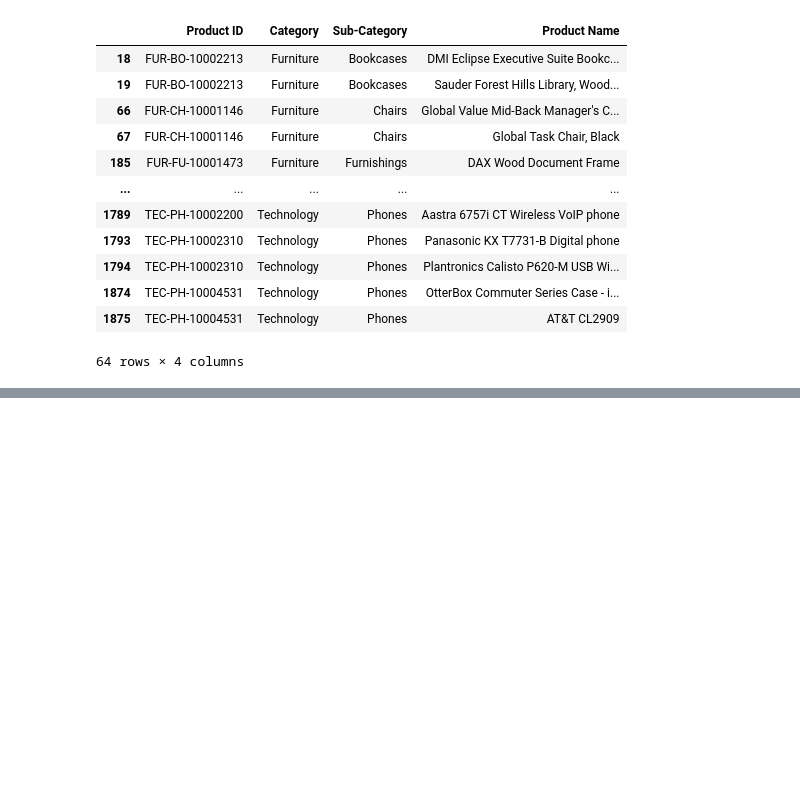
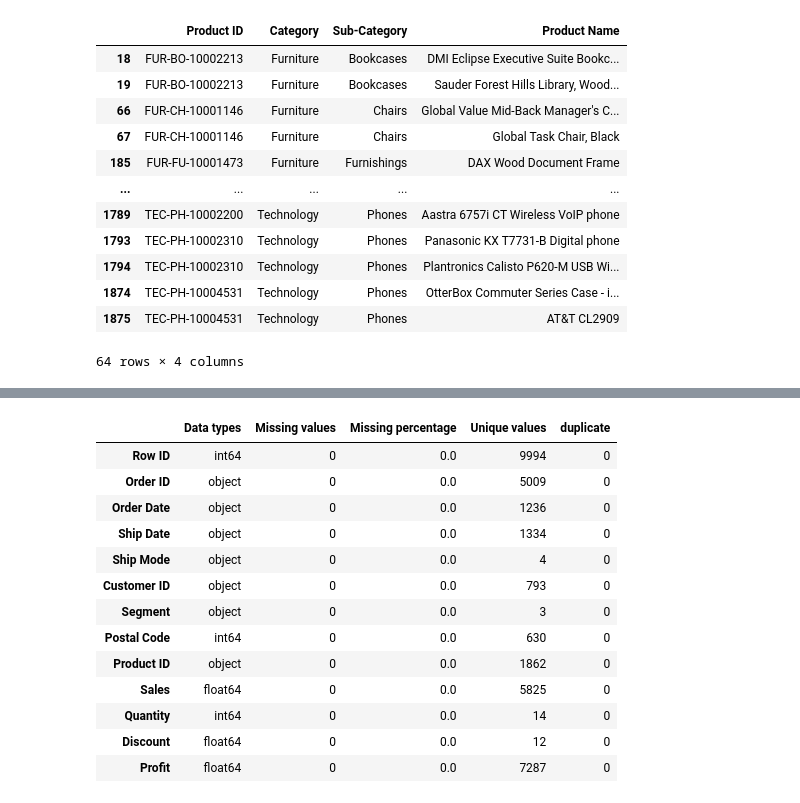
Before and after one commit to Ohenedarkoh/ecommerce-sales-pipeline, a Jupyter notebook: cleaning.ipynb, the cells around one changed output, grey strips where cells are left out. Saved outputs shown, nothing was run; the diff lists cells and outputs as text; code cells hidden in the pictures; blank space fills up the shorter version.

Commit message:
feat:update products and orders cleaning

```diff
--- a/cleaning.ipynb
+++ b/cleaning.ipynb
@@ -165,3 +165,8 @@ Products[Products['Product ID'].duplicated(keep=False)]
 | 1874 | TEC-PH-10004531 | Technology | Phones | OtterBox Commuter Series Case - i... |
 | 1875 | TEC-PH-10004531 | Technology | Phones | AT&T CL2909 |
 64 rows × 4 columns
+# %%
+data_ord='C:/Users/DELL/Projects/ecommerce-sales-pipeline/data/Orders.csv'
+Orders= pd.read_csv(data_ord, encoding = 'latin1',sep=";")
+print(Orders)
+Orders.info
@@ -167,0 +208,27 @@ Products[Products['Product ID'].duplicated(keep=False)]
+# %%
+def profile_col(df):
+    profile = {
+        "Data types": df.dtypes,
+        "Missing values":df.isna().sum(),
+        "Missing percentage": (df.isna().mean() * 100 ).round(2),
+        "Unique values": df.nunique(),
+        "duplicate":df.duplicated().sum()
+    }
+    return pd.DataFrame(profile)
+
+profile_col(Orders)
+# %% [output]
+|  | Data types | Missing values | Missing percentage | Unique values | duplicate |
+| Row ID | int64 | 0 | 0.0 | 9994 | 0 |
+| Order ID | object | 0 | 0.0 | 5009 | 0 |
+| Order Date | object | 0 | 0.0 | 1236 | 0 |
+| Ship Date | object | 0 | 0.0 | 1334 | 0 |
+| Ship Mode | object | 0 | 0.0 | 4 | 0 |
+| Customer ID | object | 0 | 0.0 | 793 | 0 |
+| Segment | object | 0 | 0.0 | 3 | 0 |
+| Postal Code | int64 | 0 | 0.0 | 630 | 0 |
+| Product ID | object | 0 | 0.0 | 1862 | 0 |
+| Sales | float64 | 0 | 0.0 | 5825 | 0 |
+| Quantity | int64 | 0 | 0.0 | 14 | 0 |
+| Discount | float64 | 0 | 0.0 | 12 | 0 |
+| Profit | float64 | 0 | 0.0 | 7287 | 0 |
```
Also changed, not shown: parts of 3 cells of this notebook.
